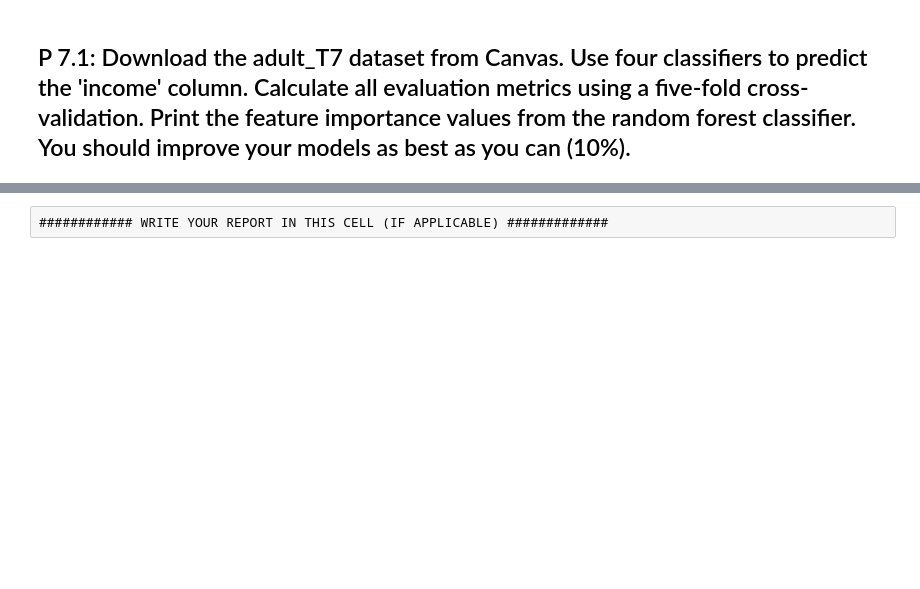
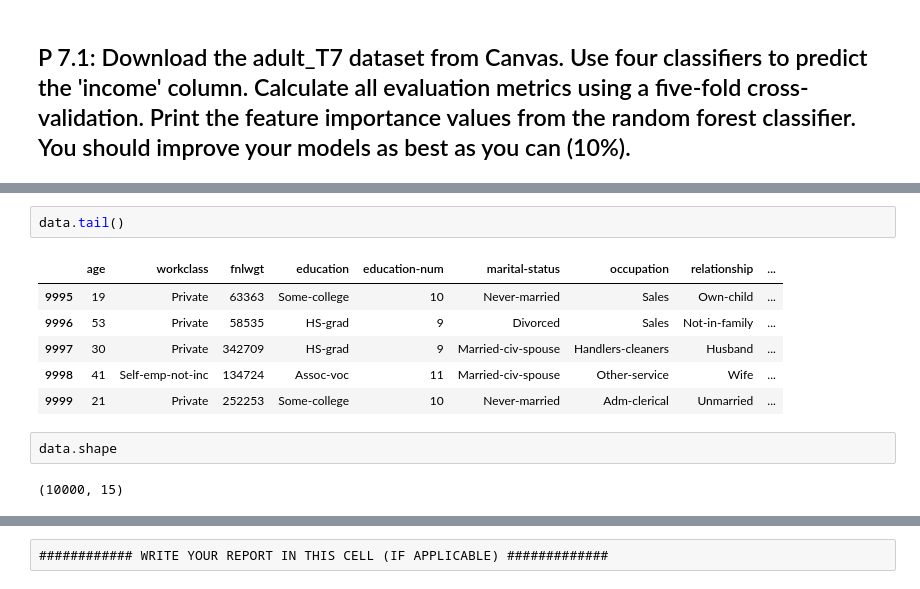
Before and after one commit to Harmokay97/my-python-learning-journey, a Jupyter notebook: Workshop_7&8.ipynb, the cells around one changed output, grey strips where cells are left out. Cells and saved outputs as stored; diff of their text form; blank space fills up the shorter version.

```diff
--- a/Workshop_7&8.ipynb
+++ b/Workshop_7&8.ipynb
@@ -8,0 +46,13 @@
+# %%
+data.tail()
+# %% [output]
+|  | age | workclass | fnlwgt | education | education-num | marital-status | occupation | relationship | ... |
+| 9995 | 19 | Private | 63363 | Some-college | 10 | Never-married | Sales | Own-child | ... |
+| 9996 | 53 | Private | 58535 | HS-grad | 9 | Divorced | Sales | Not-in-family | ... |
+| 9997 | 30 | Private | 342709 | HS-grad | 9 | Married-civ-spouse | Handlers-cleaners | Husband | ... |
+| 9998 | 41 | Self-emp-not-inc | 134724 | Assoc-voc | 11 | Married-civ-spouse | Other-service | Wife | ... |
+| 9999 | 21 | Private | 252253 | Some-college | 10 | Never-married | Adm-clerical | Unmarried | ... |
+# %%
+data.shape
+# %% [output]
+(10000, 15)
```
Also changed, not shown: parts of 70 cells of this notebook.
